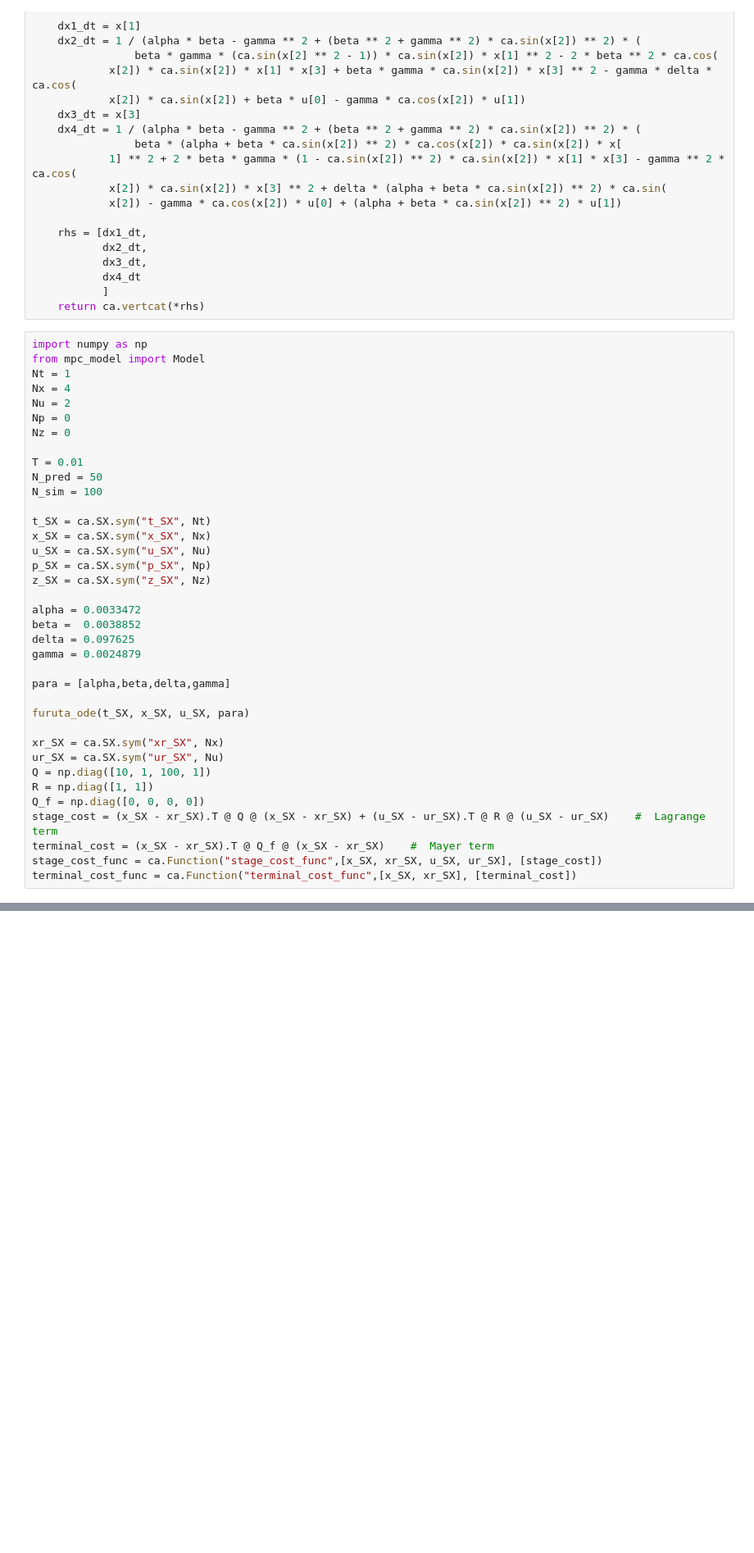
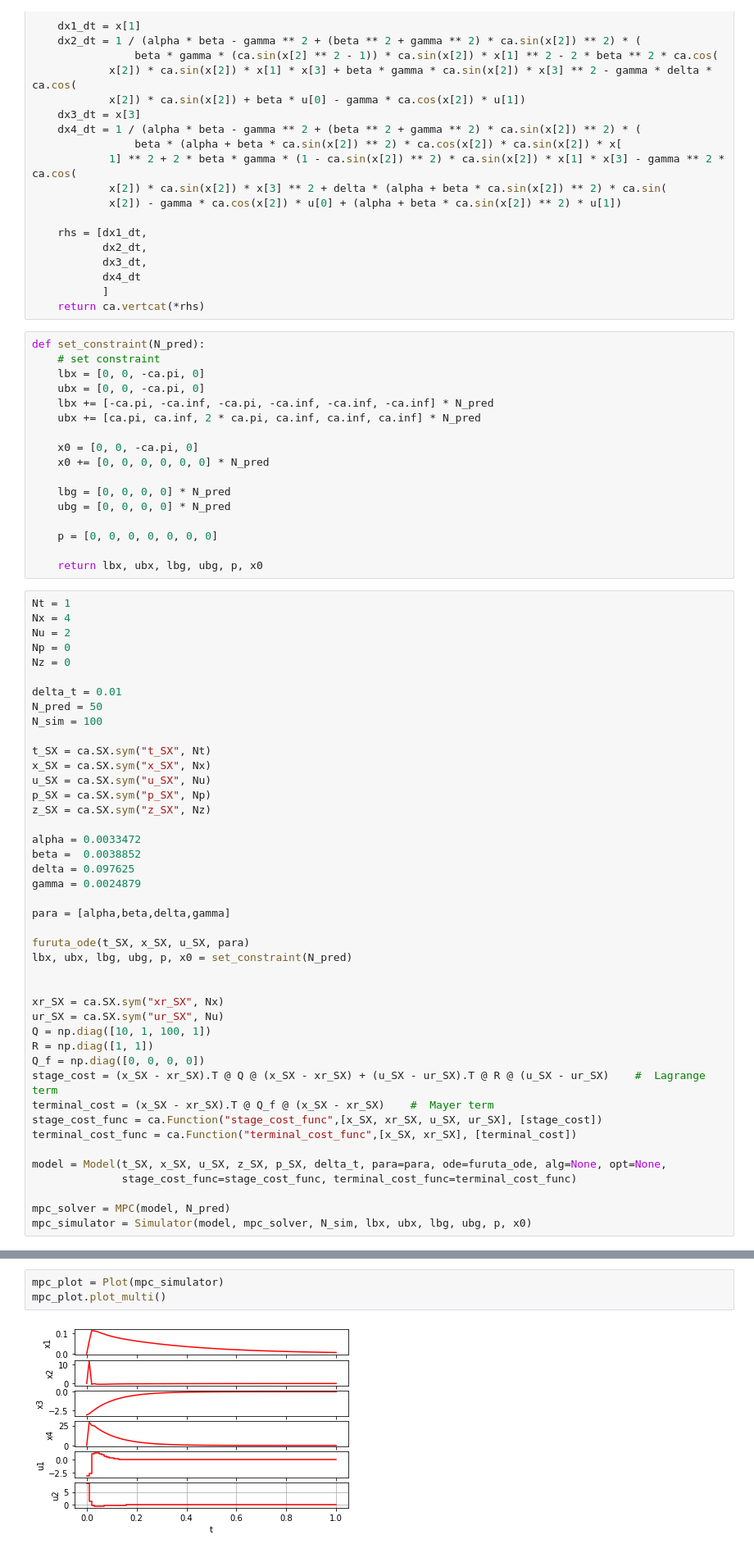
Before and after one commit to zhengang-zhong/NMPC_framework, a Jupyter notebook: test.ipynb, the cells around one changed output, grey strips where cells are left out. Shown: that part at 82% size. Saved outputs shown, nothing was run; the diff lists cells and outputs as text; blank space fills up the shorter version.

Commit message:
test notebook for furuta pendulum done

```diff
--- a/test.ipynb
+++ b/test.ipynb
@@ -50,16 +56,31 @@ def furuta_ode(t, x, u, p):
            dx4_dt
            ]
     return ca.vertcat(*rhs)
+# %%
+def set_constraint(N_pred):
+    # set constraint
+    lbx = [0, 0, -ca.pi, 0]
+    ubx = [0, 0, -ca.pi, 0]
+    lbx += [-ca.pi, -ca.inf, -ca.pi, -ca.inf, -ca.inf, -ca.inf] * N_pred
+    ubx += [ca.pi, ca.inf, 2 * ca.pi, ca.inf, ca.inf, ca.inf] * N_pred
+
+    x0 = [0, 0, -ca.pi, 0]
+    x0 += [0, 0, 0, 0, 0, 0] * N_pred
+
+    lbg = [0, 0, 0, 0] * N_pred
+    ubg = [0, 0, 0, 0] * N_pred
+
+    p = [0, 0, 0, 0, 0, 0, 0]
+
+    return lbx, ubx, lbg, ubg, p, x0
 # %%
-import numpy as np
-from mpc_model import Model
 Nt = 1
 Nx = 4
 Nu = 2
 Np = 0
 Nz = 0
 
-T = 0.01
+delta_t = 0.01
 N_pred = 50
 N_sim = 100
 
@@ -77,6 +98,8 @@ gamma = 0.0024879
 para = [alpha,beta,delta,gamma]
 
 furuta_ode(t_SX, x_SX, u_SX, para)
+lbx, ubx, lbg, ubg, p, x0 = set_constraint(N_pred)
+
 
 xr_SX = ca.SX.sym("xr_SX", Nx)
 ur_SX = ca.SX.sym("ur_SX", Nu)
@@ -87,3 +110,9 @@ stage_cost = (x_SX - xr_SX).T @ Q @ (x_SX - xr_SX) + (u_SX - ur_SX).T @ R @ (u_S
 terminal_cost = (x_SX - xr_SX).T @ Q_f @ (x_SX - xr_SX)    #  Mayer term
 stage_cost_func = ca.Function("stage_cost_func",[x_SX, xr_SX, u_SX, ur_SX], [stage_cost])
 terminal_cost_func = ca.Function("terminal_cost_func",[x_SX, xr_SX], [terminal_cost])
+
+model = Model(t_SX, x_SX, u_SX, z_SX, p_SX, delta_t, para=para, ode=furuta_ode, alg=None, opt=None,
+              stage_cost_func=stage_cost_func, terminal_cost_func=terminal_cost_func)
+
+mpc_solver = MPC(model, N_pred)
+mpc_simulator = Simulator(model, mpc_solver, N_sim, lbx, ubx, lbg, ubg, p, x0)
@@ -95,0 +137,5 @@ SX(((((((10*(x_SX_0-xr_0))*(x_SX_0-xr_0))+sq((x_SX_1-xr_1)))+((100*(x_SX_2-xr_2)
+# %%
+mpc_plot = Plot(mpc_simulator)
+mpc_plot.plot_multi()
+# %% [output]
+[figure, added]
```
Also changed, not shown: parts of 6 cells of this notebook.
